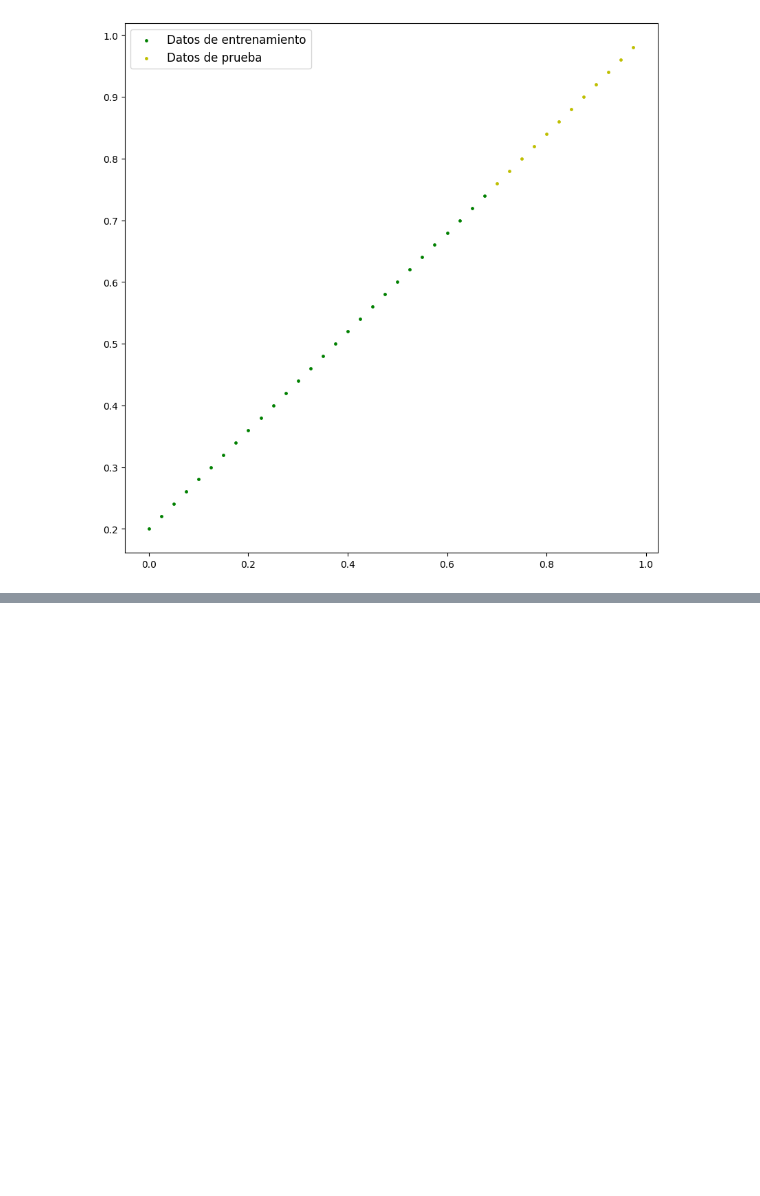
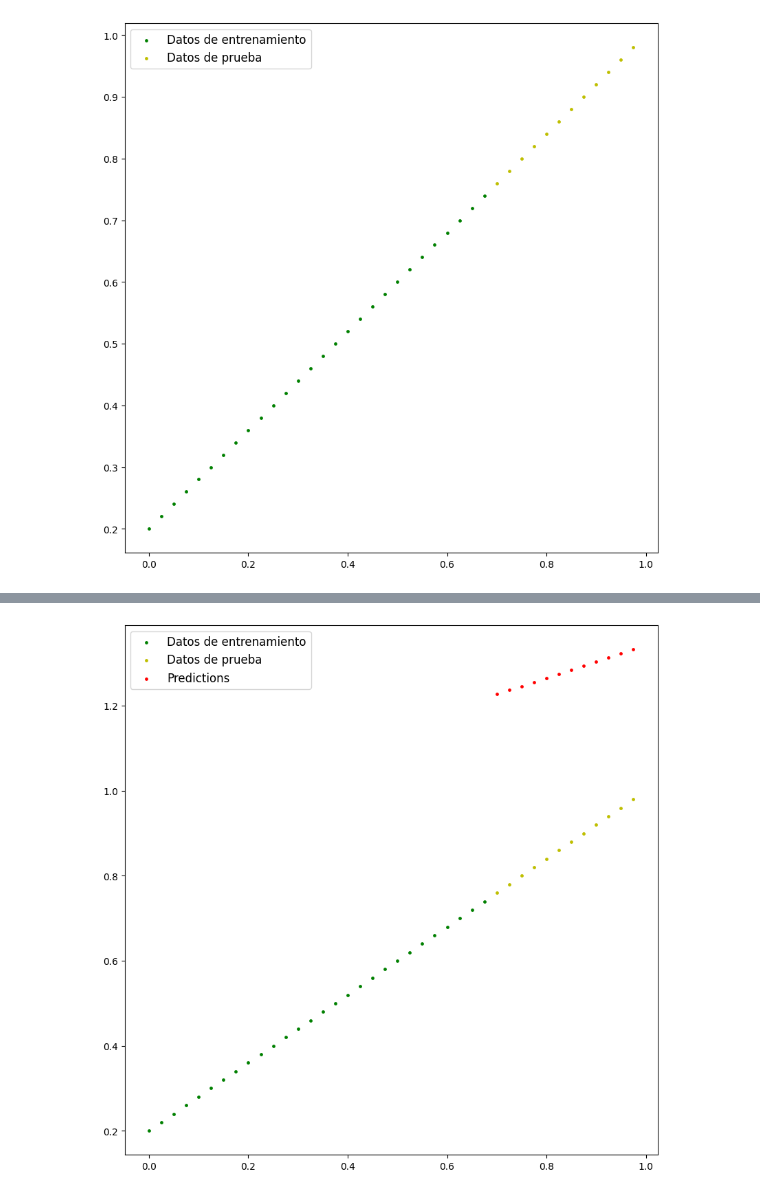
Before and after one commit to JoaquinSvoboda/Pytorch, a Jupyter notebook: regresion_lineal.ipynb, the cells around one changed output, grey strips where cells are left out. Drawn from its saved outputs; the diff is of its cells as text; code cells hidden in the pictures; blank space fills up the shorter version.

```diff
--- a/regresion_lineal.ipynb
+++ b/regresion_lineal.ipynb
@@ -78,3 +78,14 @@ def plot_predictions(datos_ent=X_ent,
 plot_predictions();
 # %% [output]
 [figure]
+# %%
+# Creo una clase de modelo de regresion lineal
+class ModeloRegresion(nn.Module):
+    def __init__(self):
+        super().__init__()
+        self.volumen = nn.Parameter(torch.rand(1, dtype=torch.float, requires_grad=True))
+        self.sesgo = nn.Parameter(torch.rand(1, dtype=torch.float, requires_grad=True))
+
+    def forward(self, x):
+        # Ecuación lineal: y = w * x + b
+        return self.volumen * x + self.sesgo
@@ -80,0 +105,3 @@ plot_predictions();
+# %%
+modelo1 = ModeloRegresion()
+print(modelo1.state_dict())
@@ -80,0 +110,4 @@ plot_predictions();
+# %%
+# hago una prediccion con el modelo
+with torch.inference_mode():
+    y_predc = modelo1(X_prueba)
@@ -80,0 +128,4 @@ plot_predictions();
+# %%
+plot_predictions(predictions=y_predc)
+# %% [output]
+[figure, added]
```
Also changed, not shown: parts of 5 cells of this notebook.
